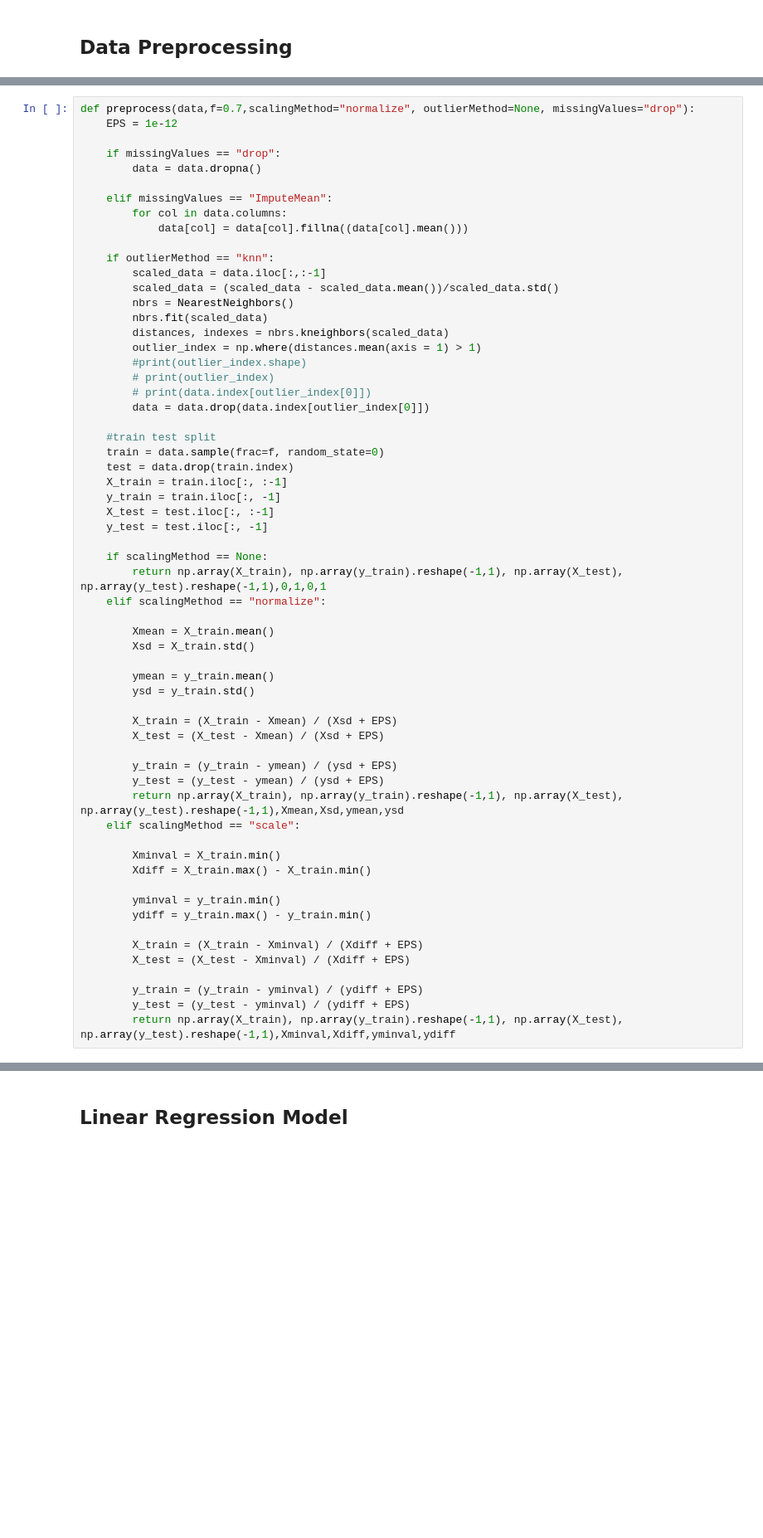
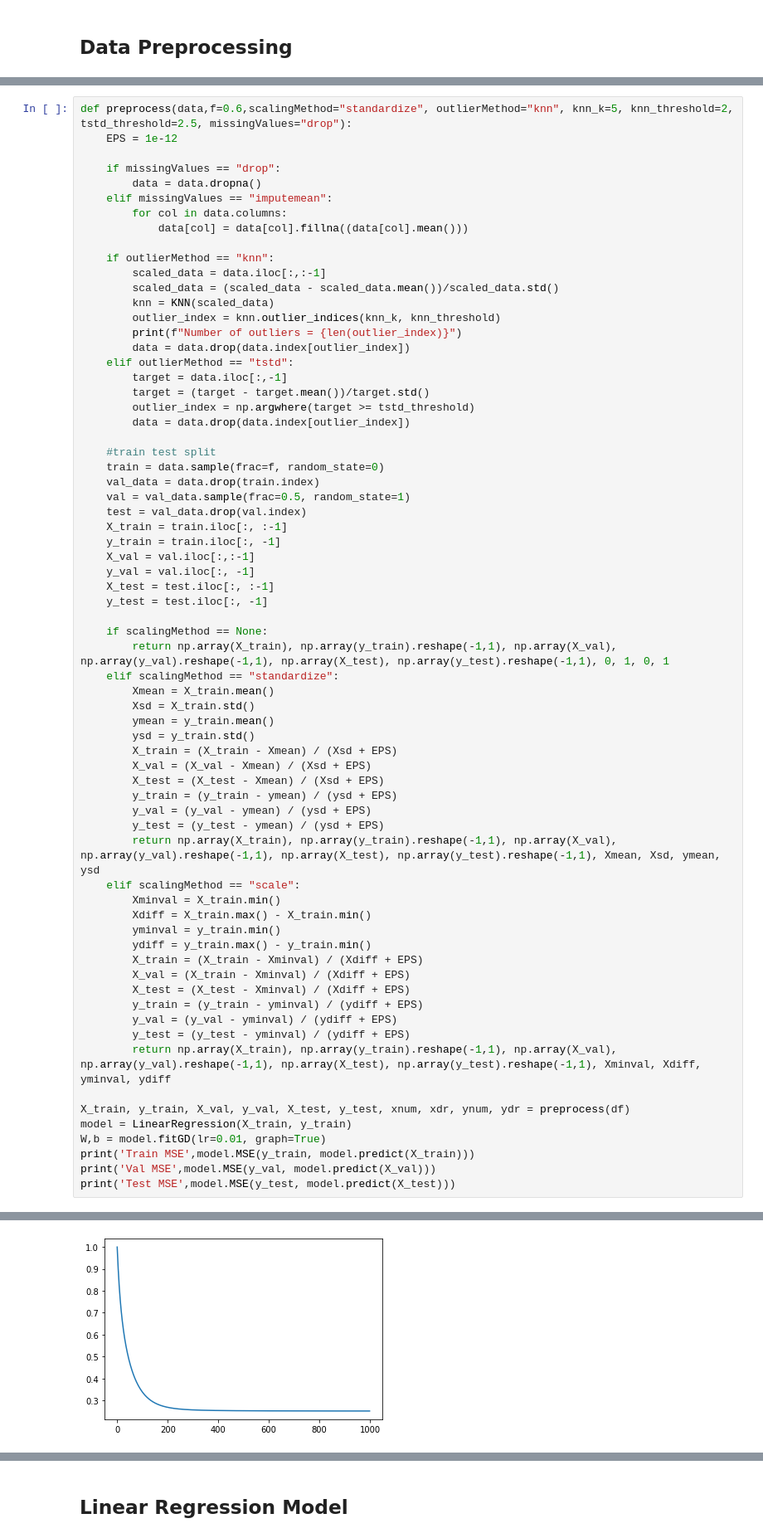
Before and after one commit to durba-s/FODS_Assignment, a Jupyter notebook: FODS_A2.ipynb, the cells around one changed output, grey strips where cells are left out. Shown: that part at 83% size. Drawn from its saved outputs; the diff is of its cells as text; blank space fills up the shorter version.

```diff
--- a/FODS_A2.ipynb
+++ b/FODS_A2.ipynb
@@ -109,61 +89,69 @@ plt.show()
 # %%
-def preprocess(data,f=0.7,scalingMethod="normalize", outlierMethod=None, missingValues="drop"):
+def preprocess(data,f=0.6,scalingMethod="standardize", outlierMethod="knn", knn_k=5, knn_threshold=2, tstd_threshold=2.5, missingValues="drop"):
     EPS = 1e-12
 
     if missingValues == "drop":
         data = data.dropna()
-
-    elif missingValues == "ImputeMean":
+    elif missingValues == "imputemean":
         for col in data.columns:
             data[col] = data[col].fillna((data[col].mean()))
 
     if outlierMethod == "knn":
         scaled_data = data.iloc[:,:-1]
         scaled_data = (scaled_data - scaled_data.mean())/scaled_data.std()
-        nbrs = NearestNeighbors()
-        nbrs.fit(scaled_data)
-        distances, indexes = nbrs.kneighbors(scaled_data)
-        outlier_index = np.where(distances.mean(axis = 1) > 1)
-        #print(outlier_index.shape)
-        # print(outlier_index)
-        # print(data.index[outlier_index[0]])
-        data = data.drop(data.index[outlier_index[0]])
+        knn = KNN(scaled_data)
+        outlier_index = knn.outlier_indices(knn_k, knn_threshold)
+        print(f"Number of outliers = {len(outlier_index)}")
+        data = data.drop(data.index[outlier_index])
+    elif outlierMethod == "tstd":
+        target = data.iloc[:,-1]
+        target = (target - target.mean())/target.std()
+        outlier_index = np.argwhere(target >= tstd_threshold)
+        data = data.drop(data.index[outlier_index])
 
     #train test split
     train = data.sample(frac=f, random_state=0)
-    test = data.drop(train.index)
+    val_data = data.drop(train.index)
+    val = val_data.sample(frac=0.5, random_state=1)
+    test = val_data.drop(val.index)
     X_train = train.iloc[:, :-1]
     y_train = train.iloc[:, -1]
+    X_val = val.iloc[:,:-1]
+    y_val = val.iloc[:, -1]
     X_test = test.iloc[:, :-1]
     y_test = test.iloc[:, -1]
 
     if scalingMethod == None:
-        return np.array(X_train), np.array(y_train).reshape(-1,1), np.array(X_test), np.array(y_test).reshape(-1,1),0,1,0,1
-    elif scalingMethod == "normalize":
-
+        return np.array(X_train), np.array(y_train).reshape(-1,1), np.array(X_val), np.array(y_val).reshape(-1,1), np.array(X_test), np.array(y_test).reshape(-1,1), 0, 1, 0, 1
+    elif scalingMethod == "standardize":
         Xmean = X_train.mean()
         Xsd = X_train.std()
-
         ymean = y_train.mean()
         ysd = y_train.std()
-
         X_train = (X_train - Xmean) / (Xsd + EPS)
+        X_val = (X_val - Xmean) / (Xsd + EPS)
         X_test = (X_test - Xmean) / (Xsd + EPS)
-
         y_train = (y_train - ymean) / (ysd + EPS)
+        y_val = (y_val - ymean) / (ysd + EPS)
         y_test = (y_test - ymean) / (ysd + EPS)
-        return np.array(X_train), np.array(y_train).reshape(-1,1), np.array(X_test), np.array(y_test).reshape(-1,1),Xmean,Xsd,ymean,ysd
+        return np.array(X_train), np.array(y_train).reshape(-1,1), np.array(X_val), np.array(y_val).reshape(-1,1), np.array(X_test), np.array(y_test).reshape(-1,1), Xmean, Xsd, ymean, ysd
     elif scalingMethod == "scale":
-
         Xminval = X_train.min()
         Xdiff = X_train.max() - X_train.min()
-
         yminval = y_train.min()
         ydiff = y_train.max() - y_train.min()
+        X_train = (X_train - Xminval) / (Xdiff + EPS)
+        X_val = (X_train - Xminval) / (Xdiff + EPS)
+        X_test = (X_test - Xminval) / (Xdiff + EPS)
+        y_train = (y_train - yminval) / (ydiff + EPS)
+        y_val = (y_val - yminval) / (ydiff + EPS)
+        y_test = (y_test - yminval) / (ydiff + EPS)
+        return np.array(X_train), np.array(y_train).reshape(-1,1), np.array(X_val), np.array(y_val).reshape(-1,1), np.array(X_test), np.array(y_test).reshape(-1,1), Xminval, Xdiff, yminval, ydiff
 
-        X_train = (X_train - Xminval) / (Xdiff + EPS)
-        X_test = (X_test - Xminval) / (Xdiff + EPS)
-
-        y_train = (y_train - yminval) / (ydiff + EPS)
-        y_test = (y_test - yminval) / (ydiff + EPS)
-        return np.array(X_train), np.array(y_train).reshape(-1,1), np.array(X_test), np.array(y_test).reshape(-1,1),Xminval,Xdiff,yminval,ydiff
+X_train, y_train, X_val, y_val, X_test, y_test, xnum, xdr, ynum, ydr = preprocess(df)
+model = LinearRegression(X_train, y_train)
+W,b = model.fitGD(lr=0.01, graph=True)
+print('Train MSE',model.MSE(y_train, model.predict(X_train)))
+print('Val MSE',model.MSE(y_val, model.predict(X_val)))
+print('Test MSE',model.MSE(y_test, model.predict(X_test)))
+# %% [output]
@@ -169,0 +159 @@ def preprocess(data,f=0.7,scalingMethod="normalize", outlierMethod=None, missing
+[figure, added]
```
Also changed, not shown: parts of 17 cells of this notebook.
